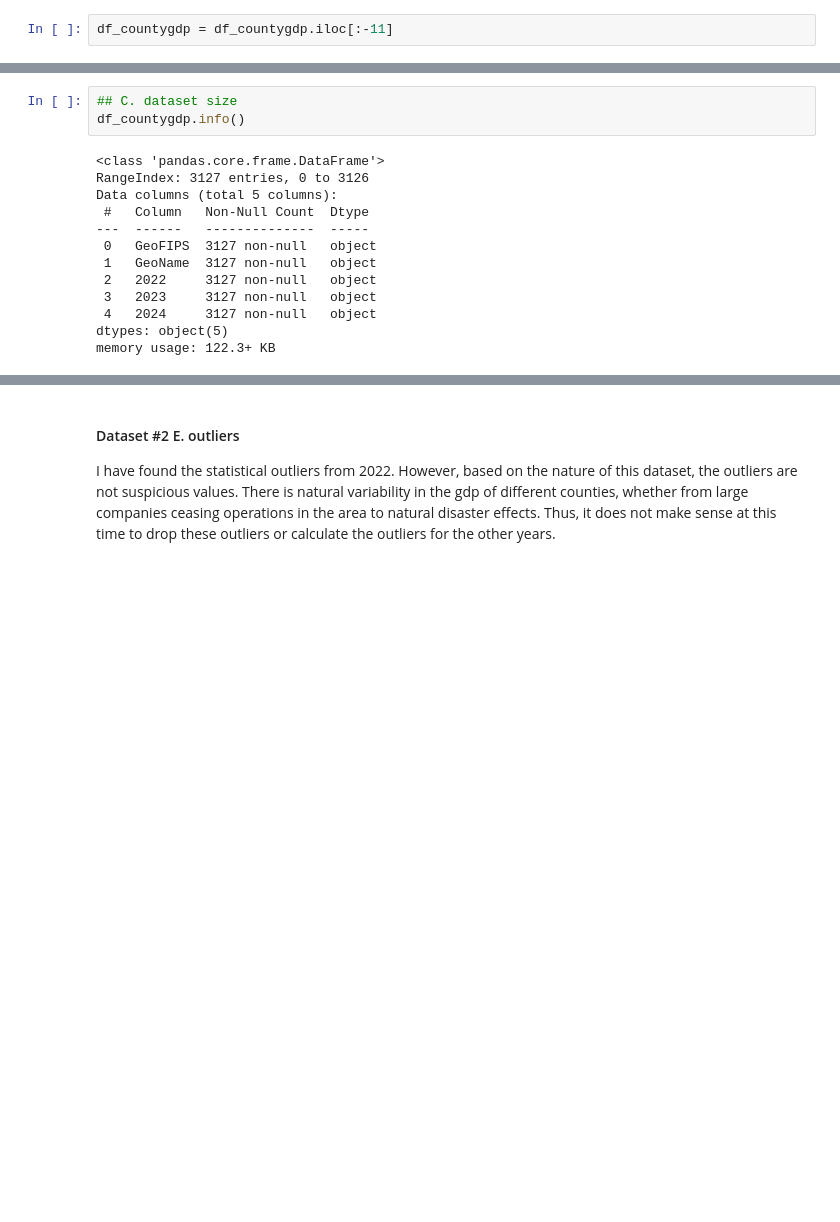
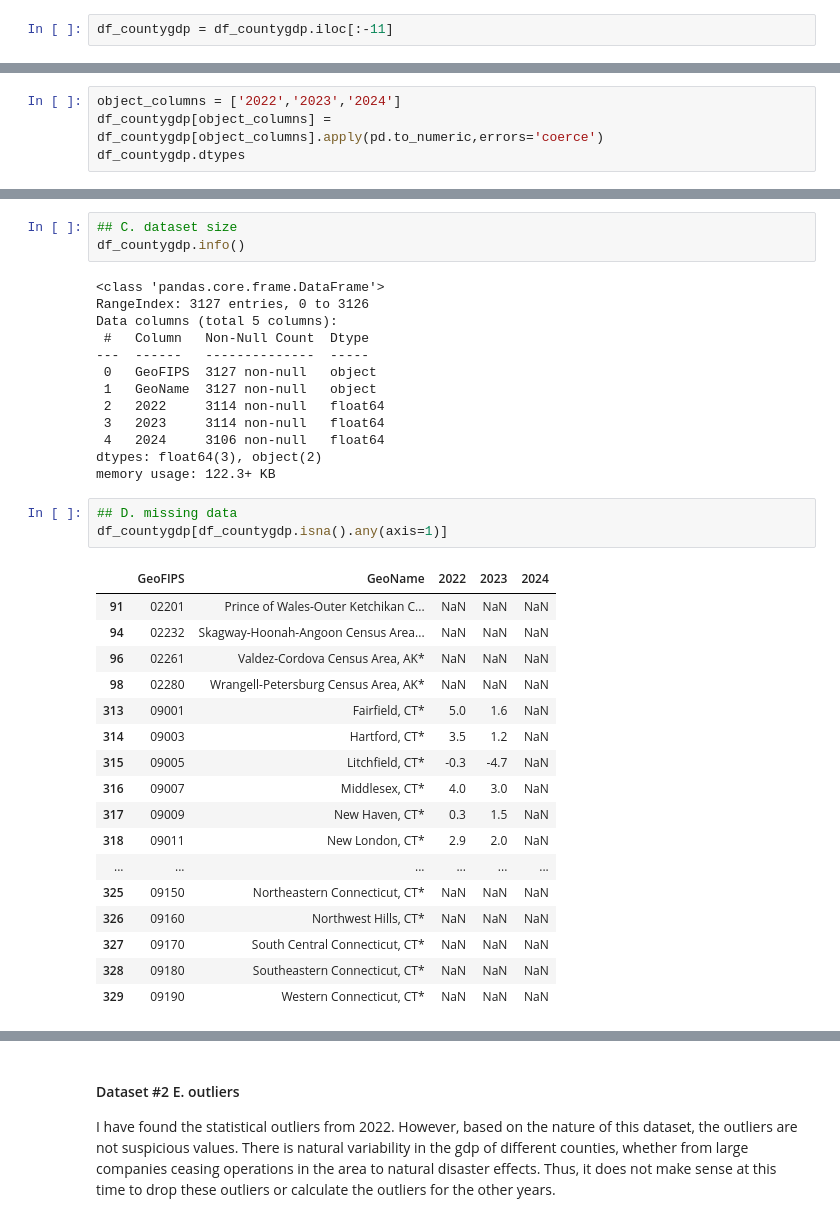
Before and after one commit to COGS108/Group147_WI26, a Jupyter notebook: 01-DataCheckpoint.ipynb, the cells around one changed output, grey strips where cells are left out. Drawn from its saved outputs; the diff is of its cells as text; blank space fills up the shorter version.

```diff
--- a/01-DataCheckpoint.ipynb
+++ b/01-DataCheckpoint.ipynb
@@ -314,0 +369,4 @@ df_countygdp = df_countygdp.iloc[:-11]
+# %%
+object_columns = ['2022','2023','2024']
+df_countygdp[object_columns] = df_countygdp[object_columns].apply(pd.to_numeric,errors='coerce')
+df_countygdp.dtypes
@@ -323,8 +393,29 @@ Data columns (total 5 columns):
 ---  ------   --------------  -----
  0   GeoFIPS  3127 non-null   object
  1   GeoName  3127 non-null   object
- 2   2022     3127 non-null   object
- 3   2023     3127 non-null   object
- 4   2024     3127 non-null   object
-dtypes: object(5)
+ 2   2022     3114 non-null   float64
+ 3   2023     3114 non-null   float64
+ 4   2024     3106 non-null   float64
+dtypes: float64(3), object(2)
 memory usage: 122.3+ KB
+# %%
+## D. missing data
+df_countygdp[df_countygdp.isna().any(axis=1)]
+# %% [output]
+|  | GeoFIPS | GeoName | 2022 | 2023 | 2024 |
+| 91 | 02201 | Prince of Wales-Outer Ketchikan C... | NaN | NaN | NaN |
+| 94 | 02232 | Skagway-Hoonah-Angoon Census Area... | NaN | NaN | NaN |
+| 96 | 02261 | Valdez-Cordova Census Area, AK* | NaN | NaN | NaN |
+| 98 | 02280 | Wrangell-Petersburg Census Area, AK* | NaN | NaN | NaN |
+| 313 | 09001 | Fairfield, CT* | 5.0 | 1.6 | NaN |
+| 314 | 09003 | Hartford, CT* | 3.5 | 1.2 | NaN |
+| 315 | 09005 | Litchfield, CT* | -0.3 | -4.7 | NaN |
+| 316 | 09007 | Middlesex, CT* | 4.0 | 3.0 | NaN |
+| 317 | 09009 | New Haven, CT* | 0.3 | 1.5 | NaN |
+| 318 | 09011 | New London, CT* | 2.9 | 2.0 | NaN |
+| ... | ... | ... | ... | ... | ... |
+| 325 | 09150 | Northeastern Connecticut, CT* | NaN | NaN | NaN |
+| 326 | 09160 | Northwest Hills, CT* | NaN | NaN | NaN |
+| 327 | 09170 | South Central Connecticut, CT* | NaN | NaN | NaN |
+| 328 | 09180 | Southeastern Connecticut, CT* | NaN | NaN | NaN |
+| 329 | 09190 | Western Connecticut, CT* | NaN | NaN | NaN |
```
Also changed, not shown: parts of 21 cells of this notebook.
